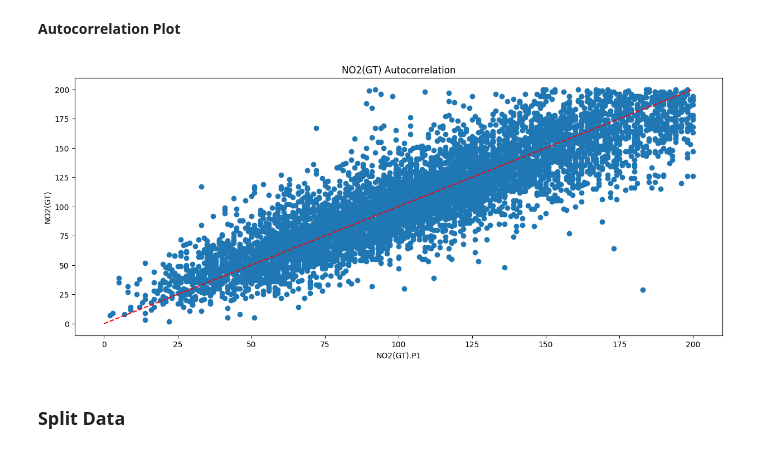
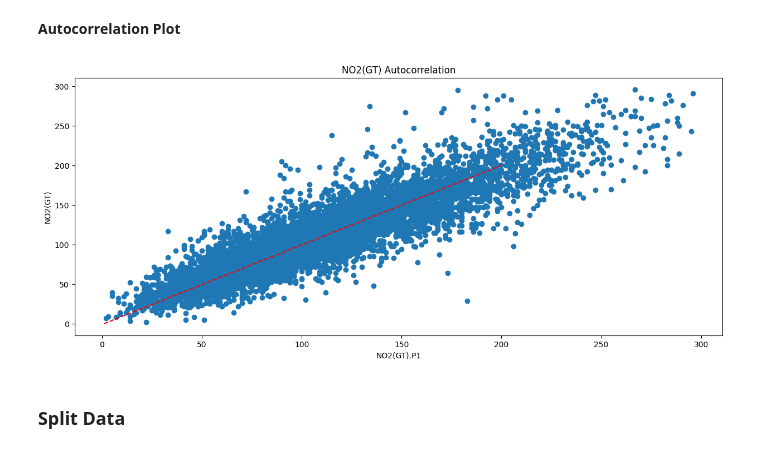
Before and after one commit to joseph-4640/Air-Quality-Prediction, a Jupyter notebook: time_series.ipynb, the cells around one changed output. Saved outputs shown, nothing was run; the diff lists cells and outputs as text; code cells hidden in the pictures.

```diff
--- a/time_series.ipynb
+++ b/time_series.ipynb
@@ -53,6 +53,12 @@ def wrangle(filepath):
     # Set 'Timestamp' as the index
     df.set_index("Timestamp", inplace=True)
 
+    # Remove Outliers
+    df = df[(df["NO2(GT)"] != -200) & (df["NO2(GT)"] <= 300)]
+
+    # Create Lag Feature
+    df["NO2(GT).P1"] = df["NO2(GT)"].shift(1)
+
     # Drop null values
     df.dropna(inplace=True)
 
@@ -101,5 +108,2 @@ df["NO2(GT)"].plot(kind="box", vert=False, title="Distribution of NO2(GT) Readin
 # %% [markdown]
 **Outliers**
-# %%
-# Remove outliers
-df = df[(df["NO2(GT)"] != -200) & (df["NO2(GT)"] <= 200)]
@@ -174,12 +176,12 @@ sns.heatmap(corr);
 # %%
 fig, ax, plt.subplots(figsize=(15, 6))
 plt.scatter(x=df["NO2(GT).P1"], y=df["NO2(GT)"])
-plt.plot([0, 200], [0, 200], linestyle="--", color="red")
+plt.plot([1, 200], [0, 200], linestyle="--", color="red")
 plt.xlabel("NO2(GT).P1")
 plt.ylabel("NO2(GT)")
 plt.title("NO2(GT) Autocorrelation");
 # %% [output]
-[figure, old version]
+[figure, new version]
 # %% [markdown]
 ### **Split Data**
 # %% [markdown]
```
Also changed, not shown: parts of 22 cells of this notebook.
